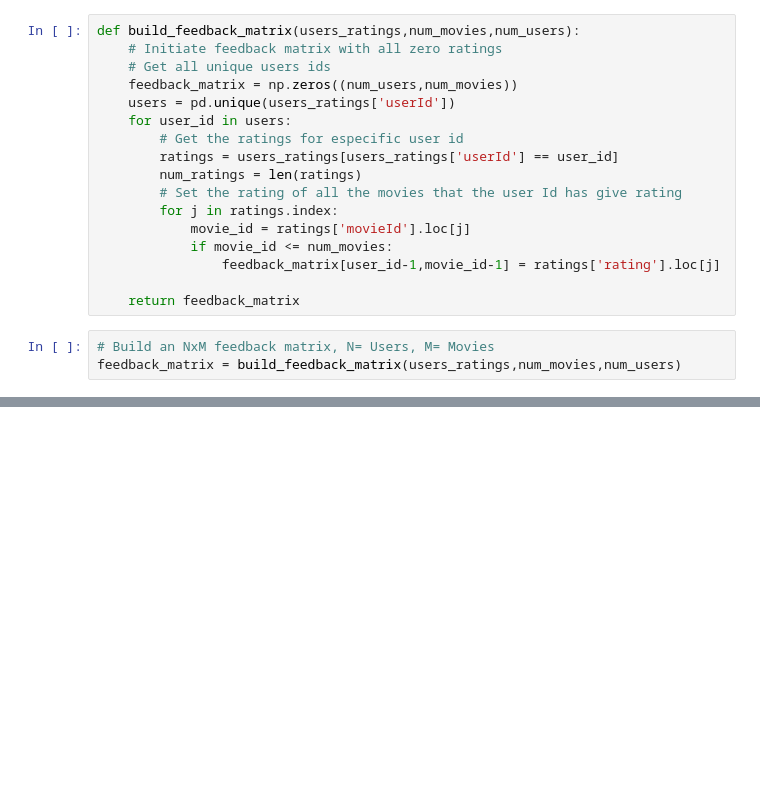
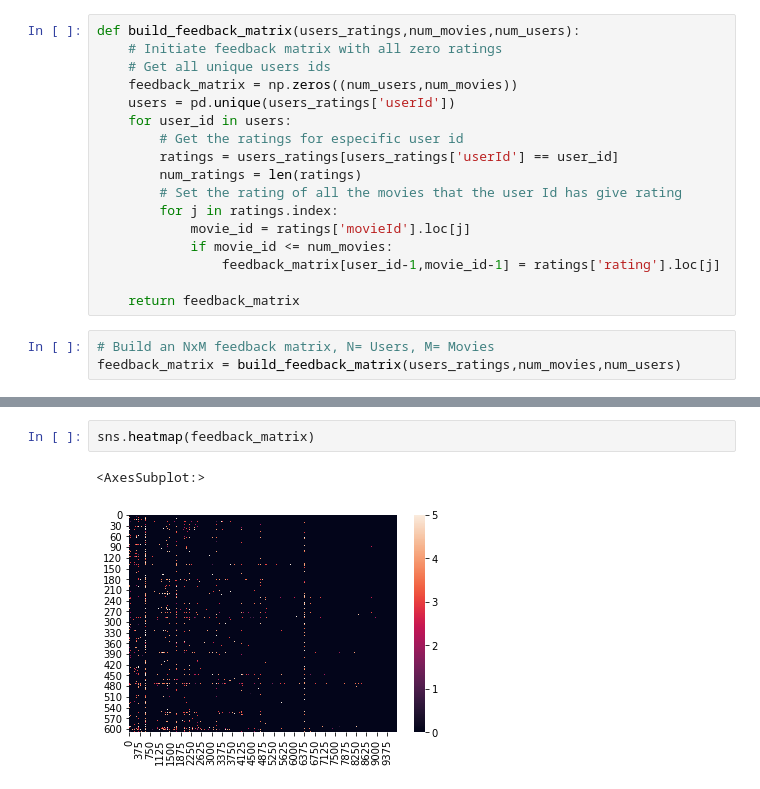
Before and after one commit to ljibajap/ECE196_ML, a Jupyter notebook: main.ipynb, the cells around one changed output, grey strips where cells are left out. Saved outputs shown, nothing was run; the diff lists cells and outputs as text; blank space fills up the shorter version.

Commit message:
Rough heatmaps with seaborn, batch gradient descent

```diff
--- a/main.ipynb
+++ b/main.ipynb
@@ -63,0 +76,5 @@ array([[0. , 0. , 0. , ..., 0. , 0. , 0. ],
+# %%
+sns.heatmap(feedback_matrix)
+# %% [output]
+<AxesSubplot:>
+[figure, added]
```
Also changed, not shown: parts of 12 cells of this notebook.
